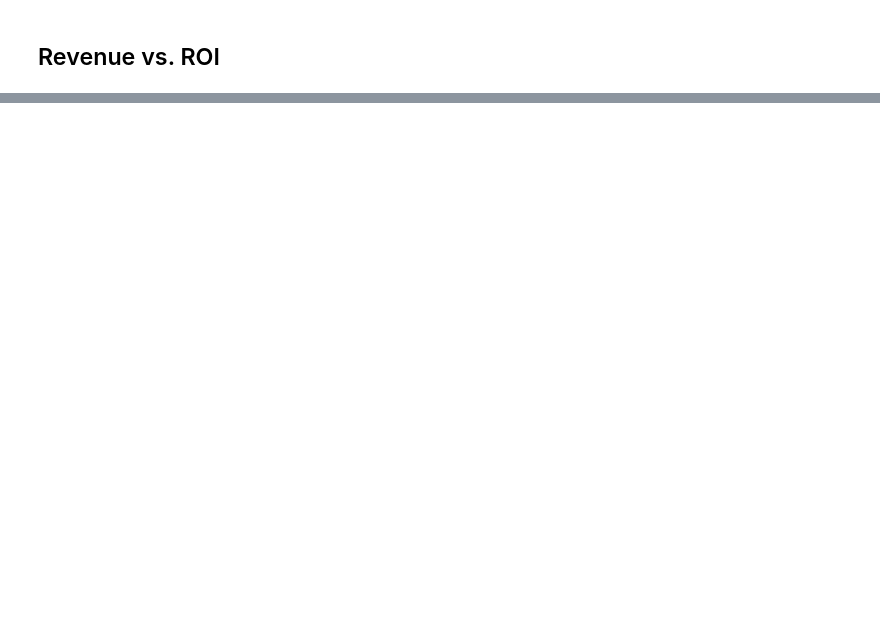
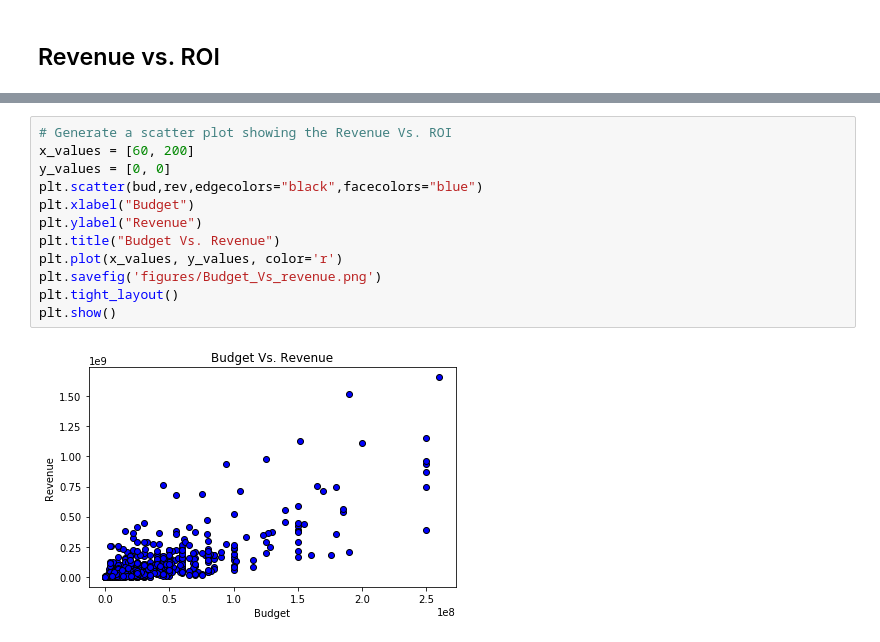
Before and after one commit to rmoesw01/Movies_making_money, a Jupyter notebook: Abla_scatter_plots.ipynb, the cells around one changed output, grey strips where cells are left out. Saved outputs shown, nothing was run; the diff lists cells and outputs as text; blank space fills up the shorter version.

```diff
--- a/Abla_scatter_plots.ipynb
+++ b/Abla_scatter_plots.ipynb
@@ -139,0 +143,14 @@ plt.show()
+# %%
+# Generate a scatter plot showing the Revenue Vs. ROI
+x_values = [60, 200]
+y_values = [0, 0]
+plt.scatter(bud,rev,edgecolors="black",facecolors="blue")
+plt.xlabel("Budget")
+plt.ylabel("Revenue")
+plt.title("Budget Vs. Revenue")
+plt.plot(x_values, y_values, color='r')
+plt.savefig('figures/Budget_Vs_revenue.png')
+plt.tight_layout()
+plt.show()
+# %% [output]
+[figure, added]
```
Also changed, not shown: parts of 5 cells of this notebook, 3 other files.
